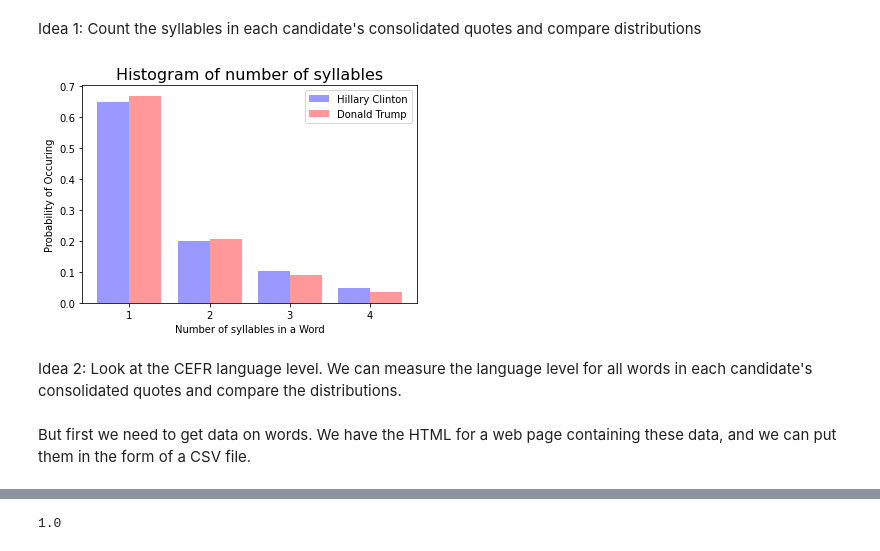
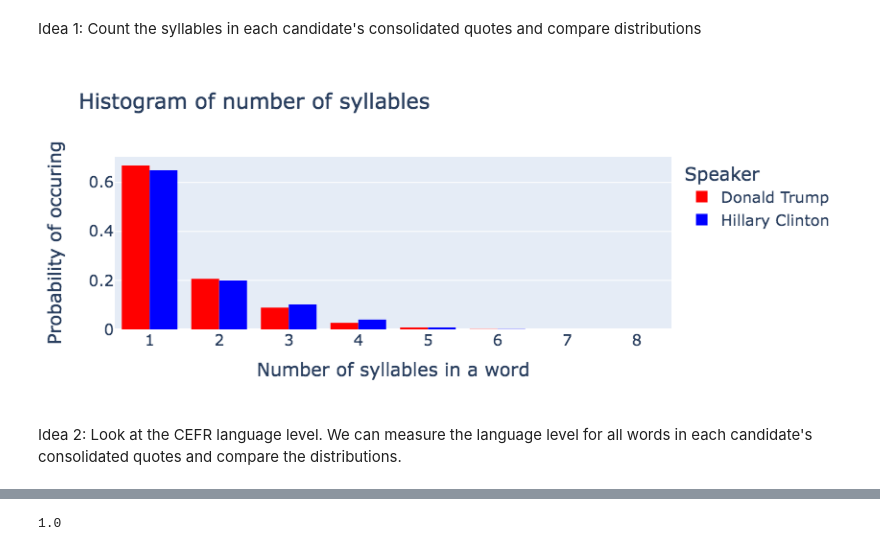
Before and after one commit to epfl-ada/ada-2021-project-radar, a Jupyter notebook: notebook.ipynb, the cells around one changed output, grey strips where cells are left out. Cells and saved outputs as stored; diff of their text form; code cells hidden in the pictures.

```diff
--- a/notebook.ipynb
+++ b/notebook.ipynb
@@ -68,6 +69,9 @@ CHUNK_SIZE = 100_000
 RANDOM_SAMPLE_SIZE = 1_000
 
 SEED = 92813
+
+HC = "Hillary Clinton"
+DT = "Donald Trump"
 # %% [markdown]
 ## 1. Load Data
 # %% [markdown]
@@ -1049,8 +1024,46 @@ dt_text = ' '.join(dt_cleaned_sample["quotation"])
-# %%
-syllables_hist(dt_text, hc_text)
-# %% [output]
-[figure, removed]
+# %%
+def syllables_hist(dt_syl, hc_syl):
+
+    args_dt = dict(
+        name=DT,
+        marker={"color":"red"},
+        x=dt_syl,
+        histnorm="probability density",
+    )
+
+    args_hc = dict(
+        name=HC,
+        marker={"color":"blue"},
+        x=hc_syl,
+        histnorm="probability density",
+    )
+
+    fig = go.Figure()
+
+    fig.add_trace(go.Histogram(args_dt))
+    fig.add_trace(go.Histogram(args_hc))
+
+    fig.update_layout(
+        title="Histogram of number of syllables",
+        xaxis_title="Number of syllables in a word",
+        yaxis_title="Probability of occuring",
+        legend_title="Speaker",
+        font=dict(
+            size=16,
+        )
+    )
+
+    fig.show()
+# %%
+def syl(quotes_col):
+    text = ' '.join(quotes_col).split()
+    return list(map(syllables.estimate, text))
+
+dt_syl = syl(dt_cleaned_sample["quotation"])
+hc_syl = syl(hc_cleaned_sample["quotation"])
+# %%
+syllables_hist(dt_syl, hc_syl)
+# %% [output]
+[figure, added]
 # %% [markdown]
 Idea 2: Look at the CEFR language level. We can measure the language level for all words in each candidate's consolidated quotes and compare the distributions.
-# %% [markdown]
-But first we need to get data on words. We have the HTML for a web page containing these data, and we can put them in the form of a CSV file.
```
Also changed, not shown: parts of 28 cells of this notebook, 3 other files.
